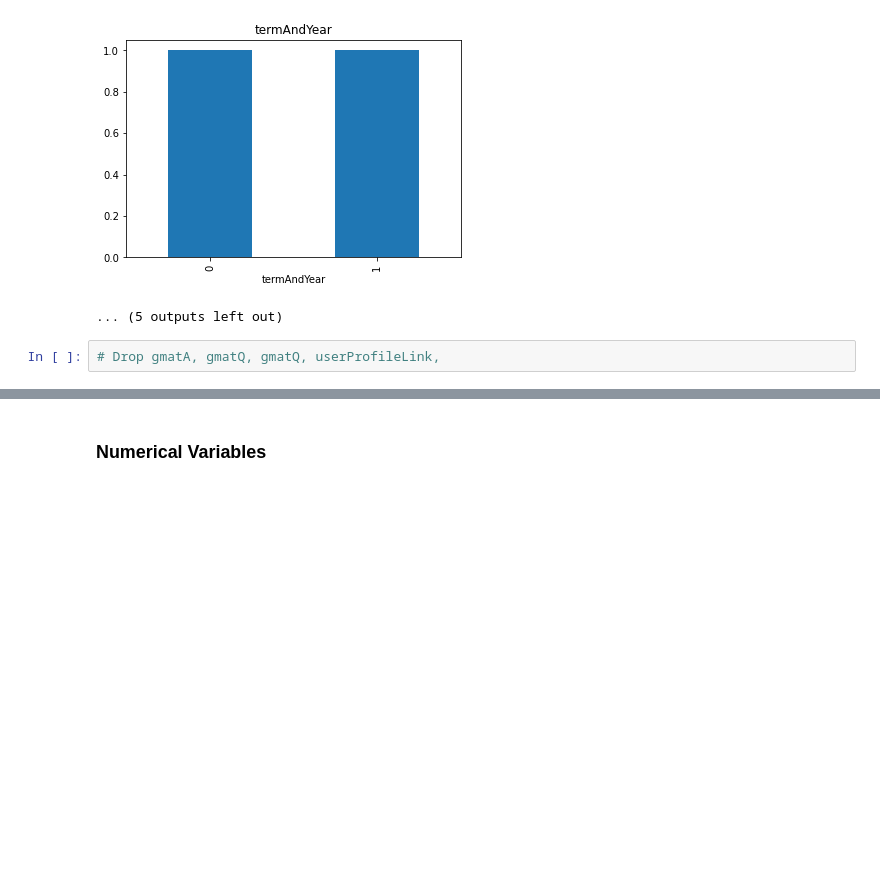
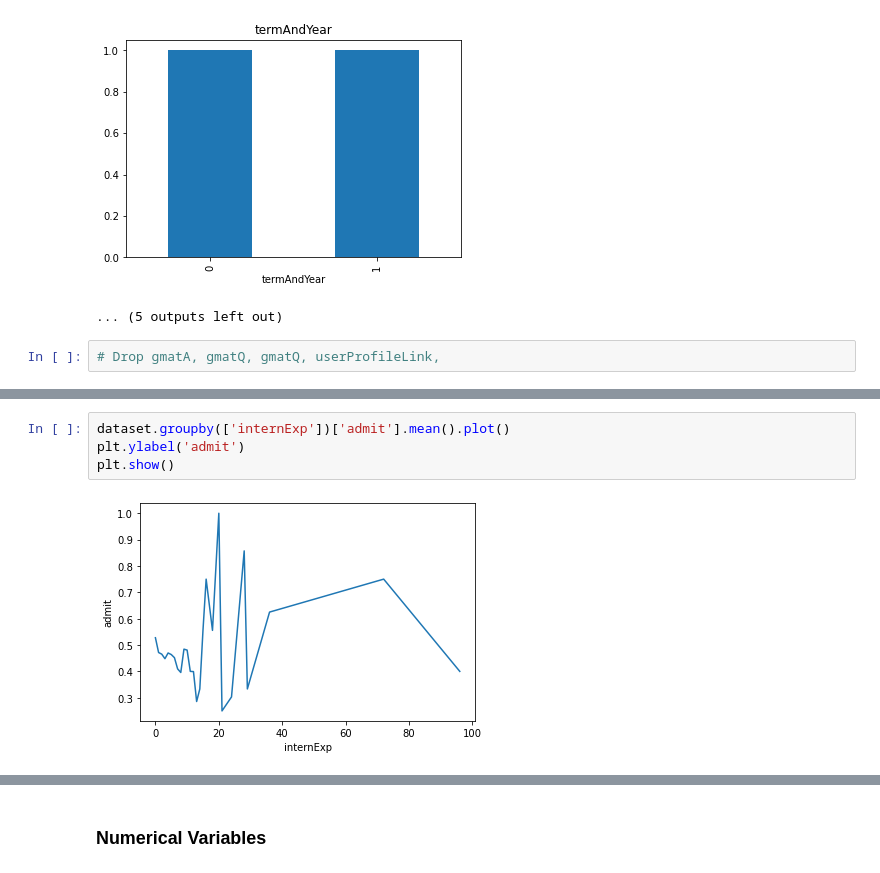
Before and after one commit to yifanwu2828/Graduate-University-Admission-Prediction, a Jupyter notebook: EDA.ipynb, the cells around one changed output, grey strips where cells are left out. Drawn from its saved outputs; the diff is of its cells as text; blank space fills up the shorter version.

```diff
--- a/EDA.ipynb
+++ b/EDA.ipynb
@@ -112,0 +305,6 @@ userName 53644
+# %%
+dataset.groupby(['internExp'])['admit'].mean().plot()
+plt.ylabel('admit')
+plt.show()
+# %% [output]
+[figure, added]
```
Also changed, not shown: parts of 43 cells of this notebook.
